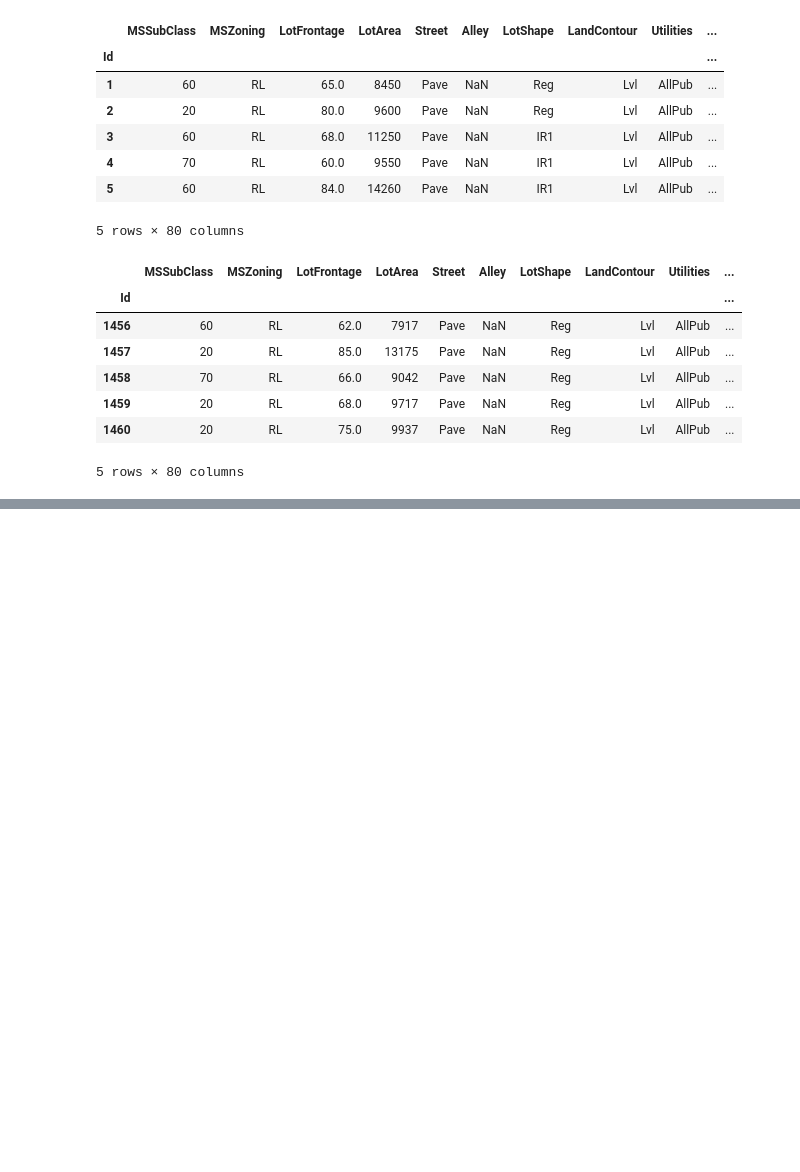
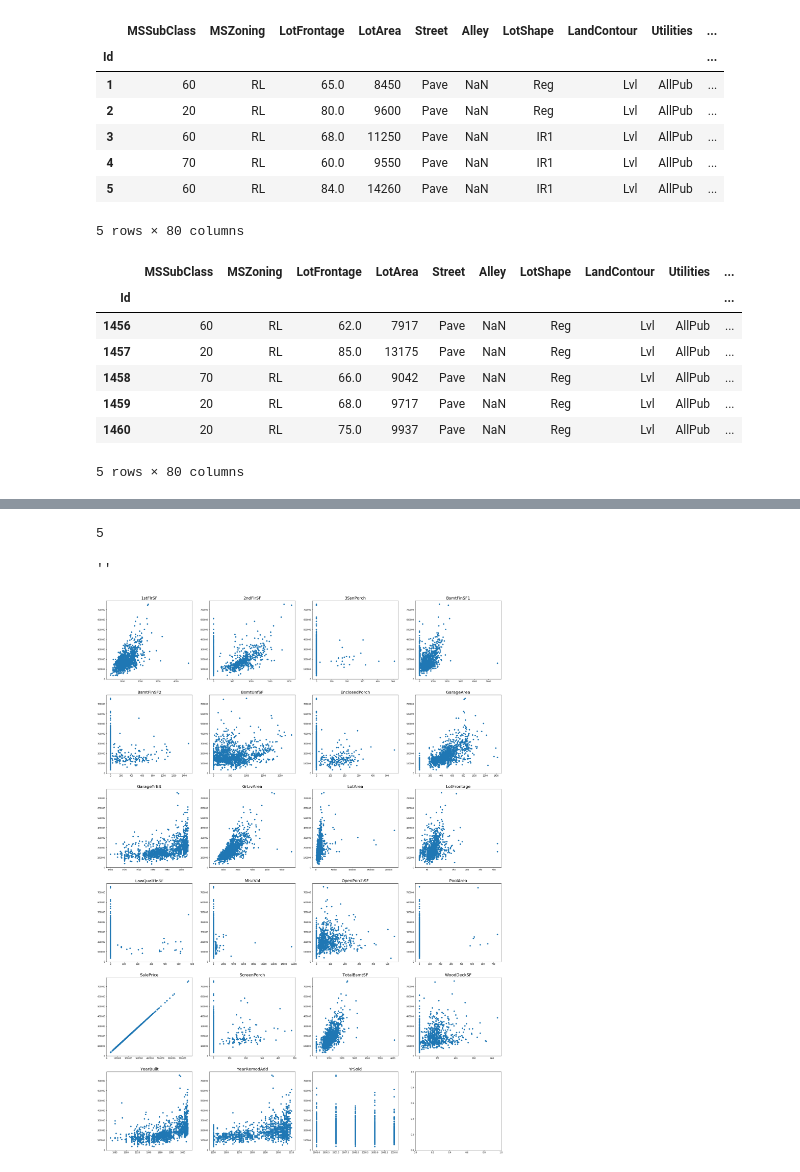
Before and after one commit to chirlas24/kaggle_HousingPricePredictor, a Jupyter notebook: HouseRate_GRN.ipynb, the cells around one changed output, grey strips where cells are left out. Drawn from its saved outputs; the diff is of its cells as text; code cells hidden in the pictures; blank space fills up the shorter version.

```diff
--- a/HouseRate_GRN.ipynb
+++ b/HouseRate_GRN.ipynb
@@ -32,0 +105,3 @@ train_data.tail(5)
+# %%
+num_features.sort()
+num_features
@@ -32,0 +126,31 @@ train_data.tail(5)
+# %%
+a = int(len(num_features)/4)
+a
+# %% [output]
+5
+# %%
+fig, ax = plt.subplots(a+1, 4, figsize=(35,50))
+
+for i, feature in enumerate(num_features):
+    if i < 4:
+        ax[0, i].scatter(train_data[feature], train_data['SalePrice'])
+        ax[0, i].set_title(feature, fontsize=20)
+    if i < 8 and i >= 4:
+        ax[1, i-4].scatter(train_data[feature], train_data['SalePrice'])
+        ax[1, i-4].set_title(feature, fontsize=20)
+    if i < 12 and i >= 8:
+        ax[2, i-8].scatter(train_data[feature], train_data['SalePrice'])
+        ax[2, i-8].set_title(feature, fontsize=20)
+    if i < 16 and i >= 12:
+        ax[3, i-12].scatter(train_data[feature], train_data['SalePrice'])
+        ax[3, i-12].set_title(feature, fontsize=20)
+    if i < 20 and i >= 16:
+        ax[4, i-16].scatter(train_data[feature], train_data['SalePrice'])
+        ax[4, i-16].set_title(feature, fontsize=20)
+    if i < 24 and i >= 20:
+        ax[5, i-20].scatter(train_data[feature], train_data['SalePrice'])
+        ax[5, i-20].set_title(feature, fontsize=20)
+;
+# %% [output]
+''
+[figure, added]
```
Also changed, not shown: parts of 16 cells of this notebook, 1 other file.
